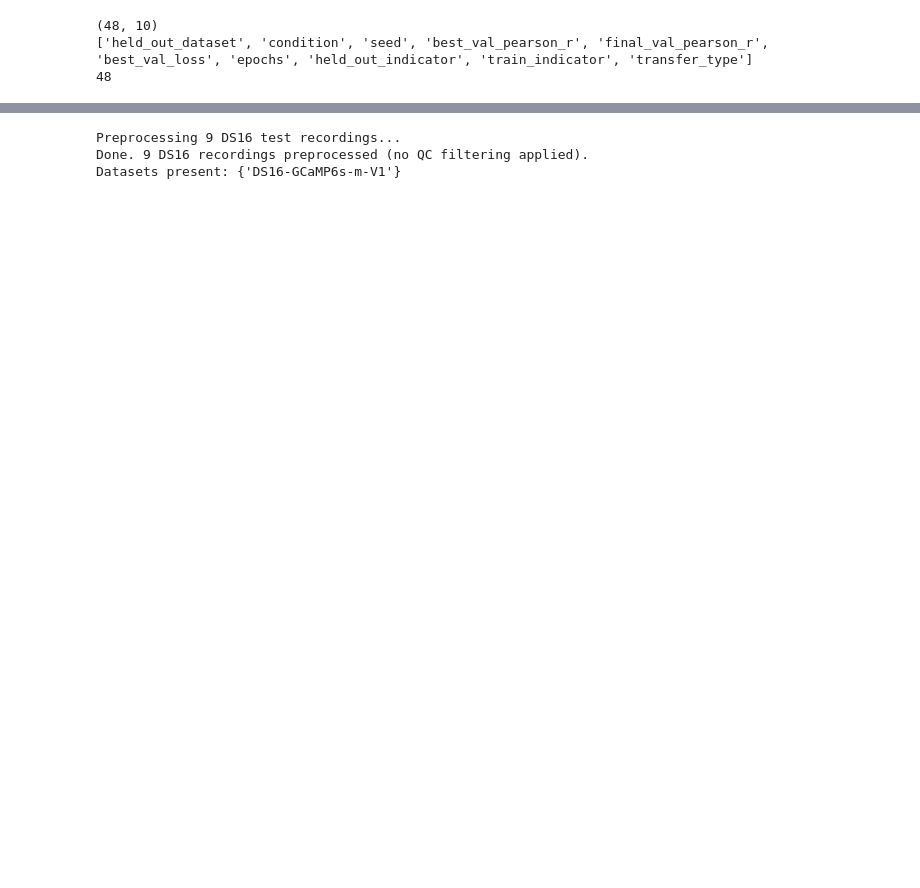
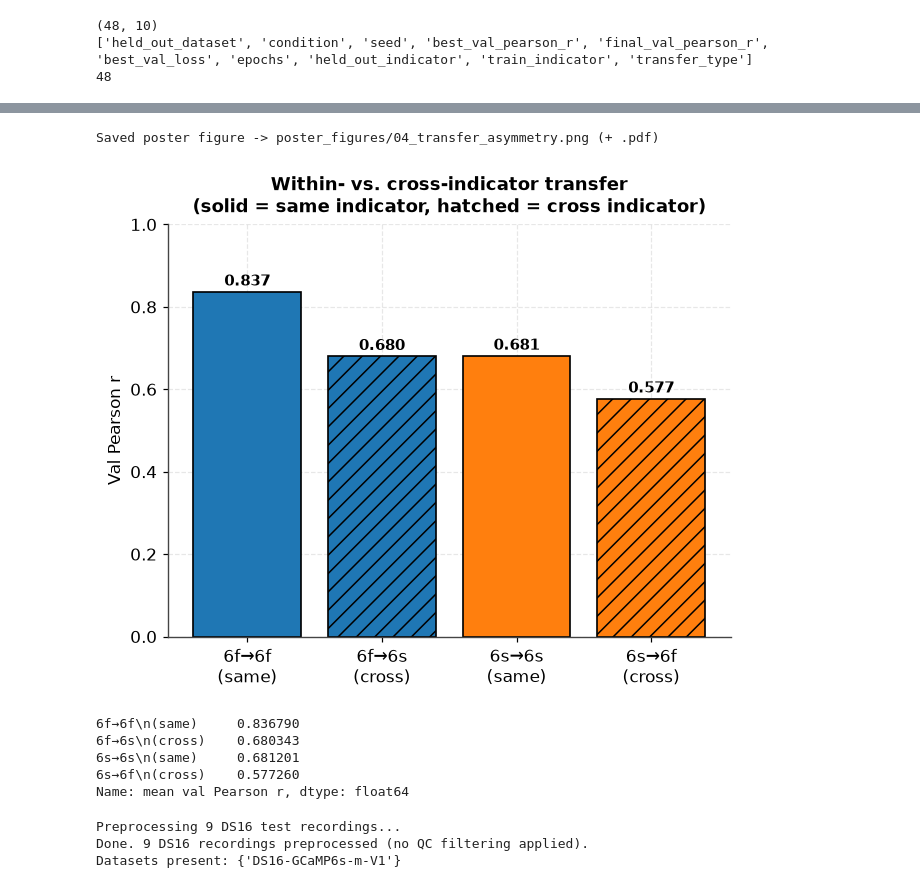
Before and after one commit to F-vdHaar/neural_ds_generalisation, a Jupyter notebook: spike_inference.ipynb, the cells around one changed output, grey strips where cells are left out. Saved outputs shown, nothing was run; the diff lists cells and outputs as text; code cells hidden in the pictures; blank space fills up the shorter version.

```diff
--- a/spike_inference.ipynb
+++ b/spike_inference.ipynb
@@ -1980,5 +2041,57 @@ plt.show()
 
 **Caveat to repeat here, not just in the final Summary.** With only 2 folds per indicator (2 GCaMP6f, 2 GCaMP6s), the numbers above are directional evidence, not a statistically confident claim -- report the direction and rough size, and be explicit that n=2-per-indicator isn't enough to claim significance.
+# %%
+# 🖼️ POSTER FIGURE -- Panel 4: within- vs. cross-indicator transfer
+# Poster figure: turns the hand-recomputed table in the Interpretation above
+# into a visual -- probably the single most direct answer to the research
+# question. Computed directly from `per_fold` (built in the LODO summary
+# cell above) rather than from `asymmetry_summary` (which has the
+# held_out_dataset key-mismatch bug described in the Interpretation and
+# silently mislabels every run as 'cross_indicator'), so this stays correct
+# even if you rerun the grid with different data/seeds.
+transfer_table = {
+    '6f→6f\n(same)':   per_fold.loc[['DS09', 'DS10'], '6f_only'].mean(),
+    '6f→6s\n(cross)':  per_fold.loc[['DS14', 'DS15'], '6f_only'].mean(),
+    '6s→6s\n(same)':   per_fold.loc[['DS14', 'DS15'], '6s_only'].mean(),
+    '6s→6f\n(cross)':  per_fold.loc[['DS09', 'DS10'], '6s_only'].mean(),
+}
+
+fig, ax = plt.subplots(figsize=(6, 5))
+labels = list(transfer_table.keys())
+values = list(transfer_table.values())
+# Color by SOURCE indicator (which model was trained on), hatch by whether
+# the held-out fold matches that indicator (same) or not (cross) -- keeps
+# this figure's color coding consistent with INDICATOR_COLORS everywhere
+# else in the notebook, rather than introducing a new ad hoc palette.
+bar_colors = [INDICATOR_COLORS['6f'], INDICATOR_COLORS['6f'],
+              INDICATOR_COLORS['6s'], INDICATOR_COLORS['6s']]
+bar_hatches = [None, '//', None, '//']  # same-indicator solid, cross-indicator hatched
+
+bars = ax.bar(labels, values, color=bar_colors, edgecolor='black', linewidth=1.1)
+for bar, hatch in zip(bars, bar_hatches):
+    if hatch:
+        bar.set_hatch(hatch)
+for bar, v in zip(bars, values):
+    ax.text(bar.get_x() + bar.get_width() / 2, v + 0.015, f'{v:.3f}',
+             ha='center', fontsize=10, fontweight='bold')
+
+ax.set_ylabel('Val Pearson r')
+ax.set_ylim(0, 1.0)
+ax.set_title('Within- vs. cross-indicator transfer\n(solid = same indicator, hatched = cross indicator)')
+style_axis(ax)
+plt.tight_layout()
+save_poster_fig(fig, "04_transfer_asymmetry")
+plt.show()
+
+print(pd.Series(transfer_table, name='mean val Pearson r'))
+# %% [output]
+Saved poster figure -> poster_figures/04_transfer_asymmetry.png (+ .pdf)
+[figure, added]
+6f→6f\n(same)     0.836790
+6f→6s\n(cross)    0.680343
+6s→6s\n(same)     0.681201
+6s→6f\n(cross)    0.577260
+Name: mean val Pearson r, dtype: float64
 # %%
 # ============================================================================
 # Preprocess the DS16 test set through the same pipeline as training data
```
Also changed, not shown: parts of 30 cells of this notebook, 1 other file.
